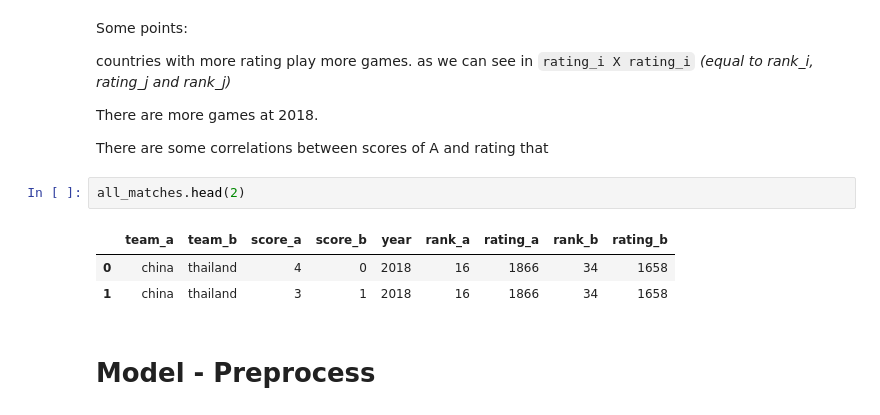
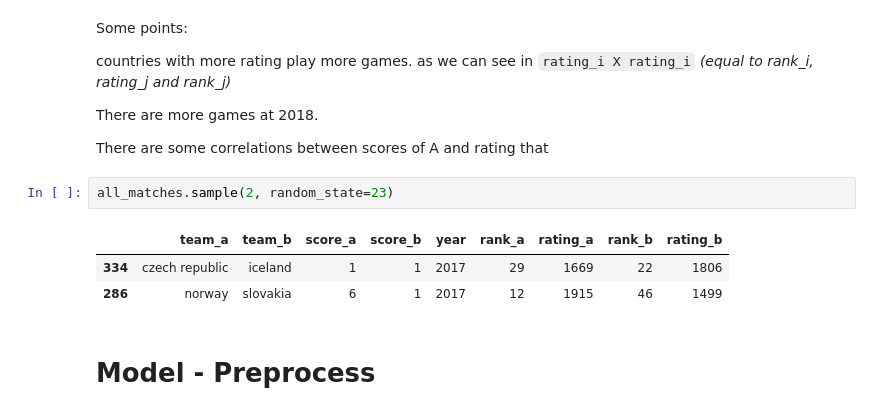
Before and after one commit to BAlmeidaS/women-world-cup-predictor, a Jupyter notebook: women_world_cup_predictor.ipynb, the cells around one changed output. Cells and saved outputs as stored; diff of their text form.

```diff
--- a/women_world_cup_predictor.ipynb
+++ b/women_world_cup_predictor.ipynb
@@ -129,11 +131,11 @@ There are more games at 2018.
 
 There are some correlations between scores of A and rating that
 # %%
-all_matches.head(2)
+all_matches.sample(2, random_state=23)
 # %% [output]
 |  | team_a | team_b | score_a | score_b | year | rank_a | rating_a | rank_b | rating_b |
-| 0 | china | thailand | 4 | 0 | 2018 | 16 | 1866 | 34 | 1658 |
-| 1 | china | thailand | 3 | 1 | 2018 | 16 | 1866 | 34 | 1658 |
+| 334 | czech republic | iceland | 1 | 1 | 2017 | 29 | 1669 | 22 | 1806 |
+| 286 | norway | slovakia | 6 | 1 | 2017 | 12 | 1915 | 46 | 1499 |
 # %% [markdown]
 # Model - Preprocess
 # %% [markdown]
```
Also changed, not shown: parts of 17 cells of this notebook, 1 other file.
